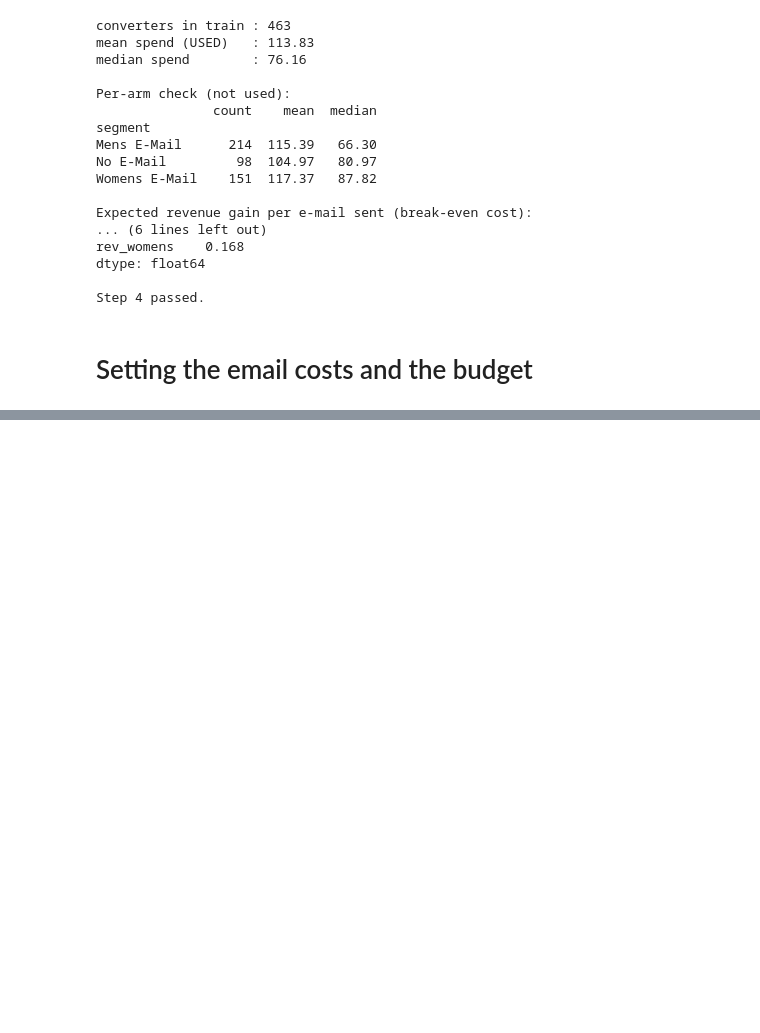
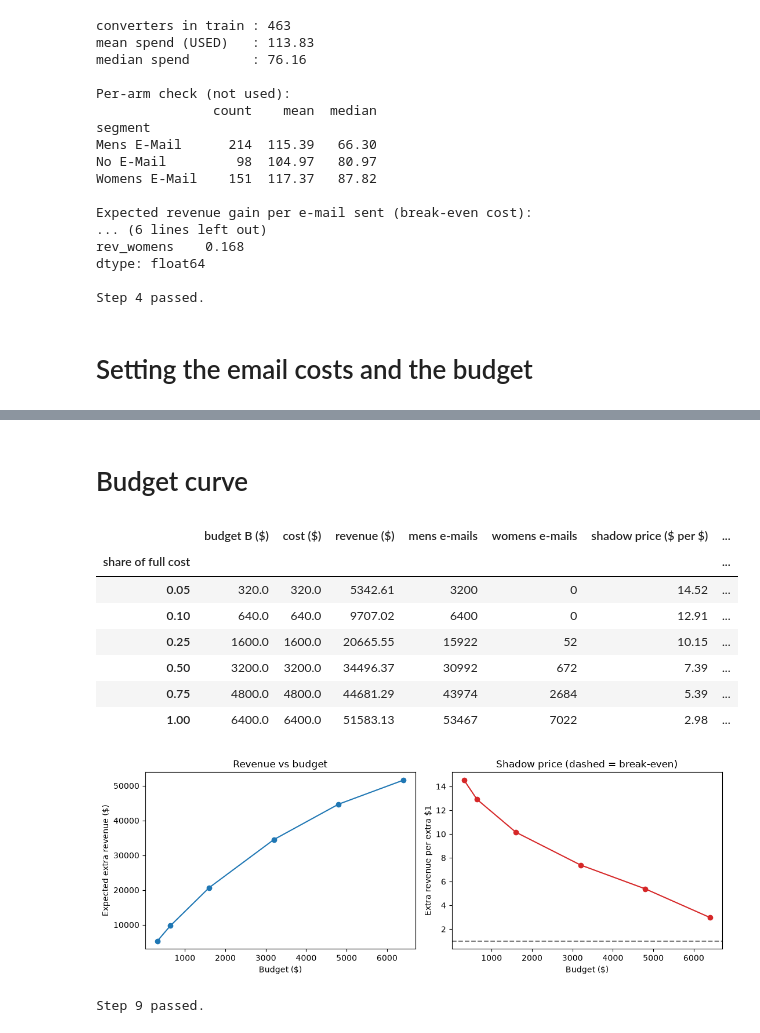
Before and after one commit to Sharathh-K/project, a Jupyter notebook: Notebooks/Budget_optimization.ipynb, the cells around one changed output, grey strips where cells are left out. Cells and saved outputs as stored; diff of their text form; code cells hidden in the pictures; blank space fills up the shorter version.

Commit message:
Build baseline for budget optimization

```diff
--- a/Notebooks/Budget_optimization.ipynb
+++ b/Notebooks/Budget_optimization.ipynb
@@ -149,7 +149,7 @@ Step 4 passed.
 # Setting the email costs and the budget
 # %%
 # 1. PARAMETERS: replace the costs with your real cost per e-mail
-COST = {"Mens E-Mail": 0.15, "Womens E-Mail": 0.10}   # dollars per e-mail sent
+COST = {"Mens E-Mail": 0.10, "Womens E-Mail": 0.15}   # dollars per e-mail sent
 BUDGET_SHARES = [0.10, 0.25, 0.50]
 MAIN_SHARE = 0.25
 
@@ -212,0 +388,57 @@ Step 5 passed.
+# %% [markdown]
+# Budget curve
+# %%
+import matplotlib.pyplot as plt
+
+def solve_lp(B_):
+    b = np.concatenate([[B_], np.ones(n)])
+    r = linprog(c_obj, A_ub=A_ub, b_ub=b, bounds=(0, 1), method="highs")
+    assert r.status == 0, f"solver failed at B={B_}: {r.message}"
+    xm, xw = r.x[:n], r.x[n:]
+    tol = 1e-6
+    m, w = xm > 1 - tol, xw > 1 - tol
+    return {
+        "budget B ($)": B_,
+        "cost ($)": m.sum() * c_m + w.sum() * c_w,
+        "revenue ($)": rev_m[m].sum() + rev_w[w].sum(),
+        "mens e-mails": int(m.sum()),
+        "womens e-mails": int(w.sum()),
+        "shadow price ($ per $)": -r.ineqlin.marginals[0],
+    }
+
+shares = [0.05, 0.10, 0.25, 0.50, 0.75, 1.00]
+rows = []
+for s in shares:
+    row = solve_lp(s * full_cost)
+    row["share of full cost"] = s
+    rows.append(row)
+
+curve = pd.DataFrame(rows).set_index("share of full cost")
+curve["revenue per $"] = curve["revenue ($)"] / curve["cost ($)"]
+display(curve.round(2))
+
+# the main budget must reproduce step 8
+main = curve.loc[MAIN_SHARE, "revenue ($)"]
+assert abs(main - compare.loc["LP optimizer", "revenue ($)"]) < 1.0, "main budget differs from step 8"
+
+fig, ax = plt.subplots(1, 2, figsize=(11, 4))
+ax[0].plot(curve["budget B ($)"], curve["revenue ($)"], marker="o")
+ax[0].set_xlabel("Budget ($)"); ax[0].set_ylabel("Expected extra revenue ($)")
+ax[0].set_title("Revenue vs budget")
+ax[1].plot(curve["budget B ($)"], curve["shadow price ($ per $)"], marker="o", color="tab:red")
+ax[1].axhline(1, ls="--", color="gray")
+ax[1].set_xlabel("Budget ($)"); ax[1].set_ylabel("Extra revenue per extra $1")
+ax[1].set_title("Shadow price (dashed = break-even)")
+plt.tight_layout(); plt.show()
+print("Step 9 passed.")
+# %% [output]
+|  | budget B ($) | cost ($) | revenue ($) | mens e-mails | womens e-mails | shadow price ($ per $) | ... |
+| share of full cost |  |  |  |  |  |  | ... |
+| 0.05 | 320.0 | 320.0 | 5342.61 | 3200 | 0 | 14.52 | ... |
+| 0.10 | 640.0 | 640.0 | 9707.02 | 6400 | 0 | 12.91 | ... |
+| 0.25 | 1600.0 | 1600.0 | 20665.55 | 15922 | 52 | 10.15 | ... |
+| 0.50 | 3200.0 | 3200.0 | 34496.37 | 30992 | 672 | 7.39 | ... |
+| 0.75 | 4800.0 | 4800.0 | 44681.29 | 43974 | 2684 | 5.39 | ... |
+| 1.00 | 6400.0 | 6400.0 | 51583.13 | 53467 | 7022 | 2.98 | ... |
+[figure, added]
+Step 9 passed.
```
Also changed, not shown: parts of 7 cells of this notebook, 2 other files.
